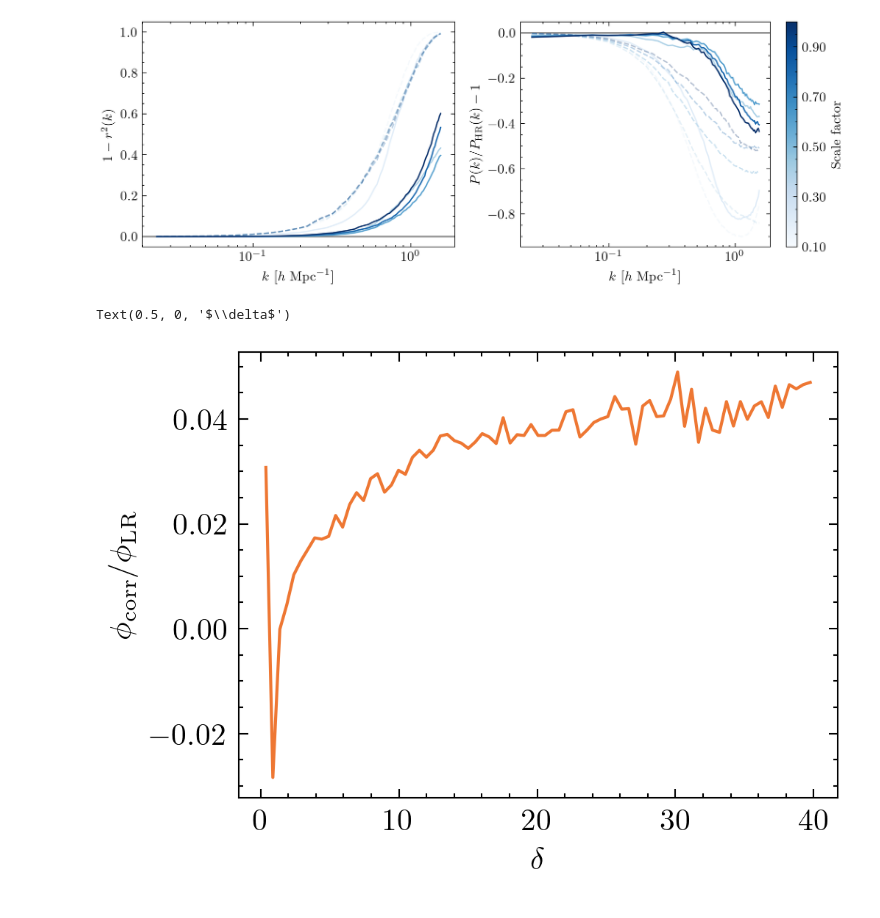
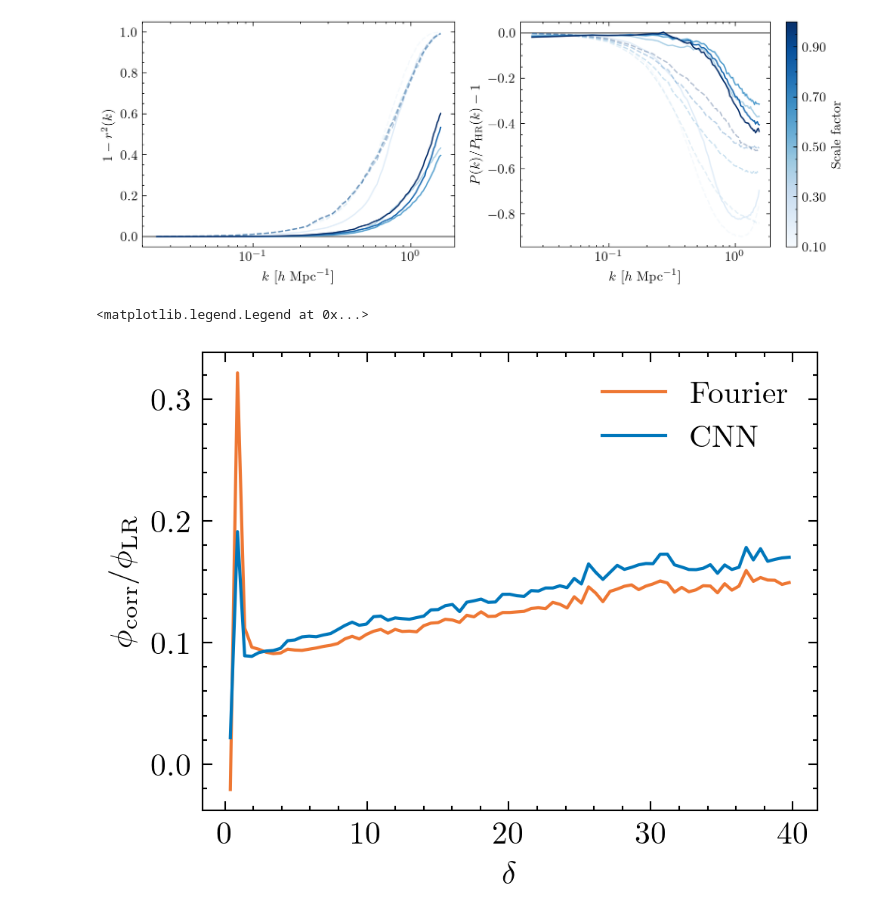
Before and after one commit to florpi/JaxPM, a Jupyter notebook: pm2nbody/notebooks/EDA_model.ipynb, the cells around one changed output. Saved outputs shown, nothing was run; the diff lists cells and outputs as text; code cells hidden in the pictures.

```diff
--- a/pm2nbody/notebooks/EDA_model.ipynb
+++ b/pm2nbody/notebooks/EDA_model.ipynb
@@ -335,0 +321,30 @@ for i, factor in enumerate(scale_factors):
+# %%
+k, cross_hr_hr = cross_correlation_coefficients(
+      compensate_cic(delta_hr),
+      compensate_cic(delta_hr),
+      boxsize=np.array([box_size] * 3),
+      kmin=np.pi / box_size,
+      dk=2 * np.pi / box_size)
+
+
+k, cross_hr_lr = cross_correlation_coefficients(
+      compensate_cic(delta_hr),
+      compensate_cic(delta_lr),
+      boxsize=np.array([box_size] * 3),
+      kmin=np.pi / box_size,
+      dk=2 * np.pi / box_size)
+
+k, cross_hr_pred = cross_correlation_coefficients(
+      compensate_cic(delta_hr),
+      compensate_cic(delta_pred),
+      boxsize=np.array([box_size] * 3),
+      kmin=np.pi / box_size,
+      dk=2 * np.pi / box_size)
+
+
+k, cross_hr_fourier = cross_correlation_coefficients(
+      compensate_cic(delta_hr),
+      compensate_cic(delta_pred_fourier),
+      boxsize=np.array([box_size] * 3),
+      kmin=np.pi / box_size,
+      dk=2 * np.pi / box_size)
@@ -426,6 +571,7 @@ _, pot_lr = get_gravitational_potential(data['lr'].positions[-1]*mesh_hr, n_mesh
 # %%
 
 _, pot_pred = get_gravitational_potential(pos_pred[-1]*mesh_hr, n_mesh=mesh_hr)
+_, pot_fourier = get_gravitational_potential(pos_pred_fourier[-1]*mesh_hr, n_mesh=mesh_hr)
 # %%
 from jaxpm.painting import cic_paint, cic_read
 from scipy.stats import binned_statistic
@@ -435,17 +581,21 @@ dens_hr = cic_read(delta_hr, data['hr'].positions[-1]*mesh_hr)
 # %%
 # correction:
 pot_corr = pot_pred - pot_lr
+pot_corr_fourier = pot_fourier - pot_lr
 # %%
 density_bins = np.linspace(np.min(dens_hr), 40., 80)
 bin_means, bin_edges, binnumber = binned_statistic(dens_hr, pot_corr, statistic='mean', bins=density_bins)
+bin_means_fourier, bin_edges, binnumber = binned_statistic(dens_hr, pot_corr_fourier, statistic='mean', bins=density_bins)
 lr_bin_means, bin_edges, binnumber = binned_statistic(dens_hr, pot_lr, statistic='mean', bins=density_bins)
 # %%
-plt.plot( (bin_edges[1:] + bin_edges[:-1])/2., bin_means/lr_bin_means)
+plt.plot( (bin_edges[1:] + bin_edges[:-1])/2., bin_means_fourier/lr_bin_means, label='Fourier')
+plt.plot( (bin_edges[1:] + bin_edges[:-1])/2., bin_means/lr_bin_means, label='CNN')
 plt.ylabel(r'$\phi_\mathrm{corr}/\phi_\mathrm{LR}$')
 plt.xlabel(r'$\delta$')
+plt.legend()
 # %% [output]
-Text(0.5, 0, '$\\delta$')
+<matplotlib.legend.Legend at 0x...>
-[figure, old version]
+[figure, new version]
 # %%
 plt.plot(
     pot_hr,
```
Also changed, not shown: parts of 49 cells of this notebook, 2 other files.
